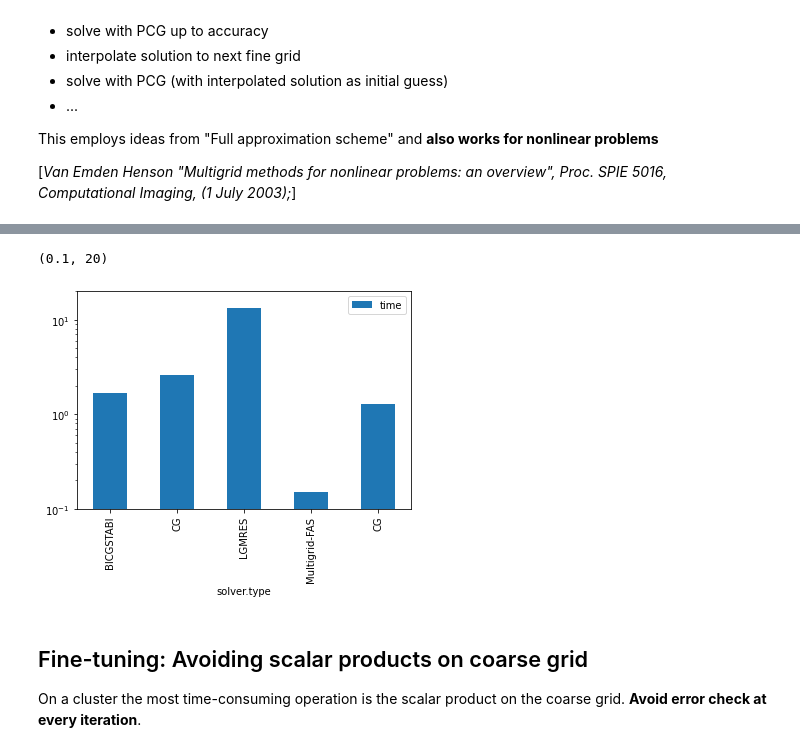
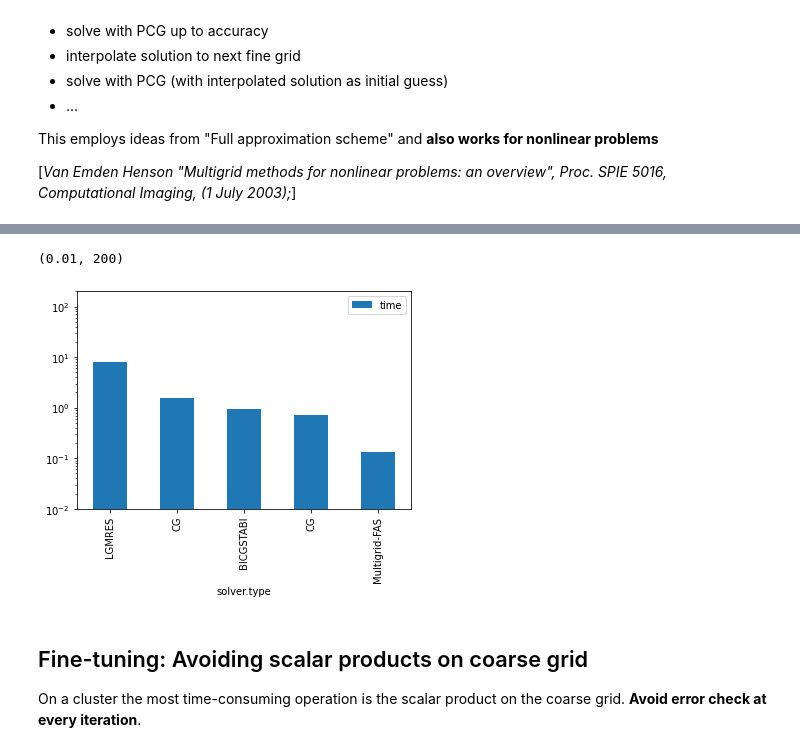
Before and after one commit to mwiesenberger/solvers, a Jupyter notebook: matrix-free.ipynb, the cells around one changed output, grey strips where cells are left out. Cells and saved outputs as stored; diff of their text form; code cells hidden in the pictures.

Commit message:
Improve bar plot with better labels

```diff
--- a/matrix-free.ipynb
+++ b/matrix-free.ipynb
@@ -185,7 +186,7 @@ def make_dataframe():
             outputs.append( output)
     dfi = pd.json_normalize(inputs)
     dfo = pd.json_normalize(outputs)
-    return pd.concat([dfi, dfo], axis=1)
+    return pd.concat([dfi, dfo], axis=1).sort_values( 'time', ascending=False)
 # %% [markdown]
 ### Our first solver test: Unpreconditioned CG on a Nvidia Titan Xp
 # %%
@@ -367,10 +367,10 @@ Running simulation d256ed...8dd1.yaml
 # %%
 ax = df.plot.bar(x='solver.type',y="time")
 ax.set_yscale('log')
-ax.set_ylim([0.1,20])
+ax.set_ylim([0.01,200])
 # %% [output]
-(0.1, 20)
+(0.01, 200)
-[figure, old version]
+[figure, new version]
 # %% [markdown]
 ## Fine-tuning: Avoiding scalar products on coarse grid
 
```
Also changed, not shown: parts of 13 cells of this notebook, 1 other file.
